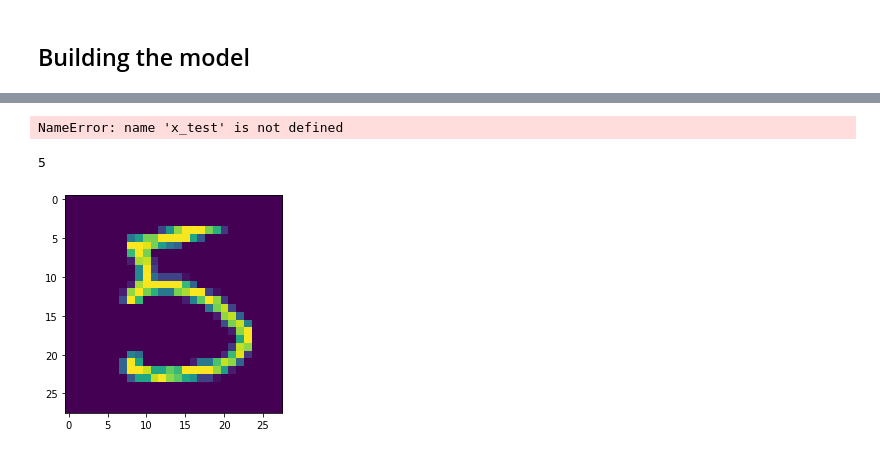
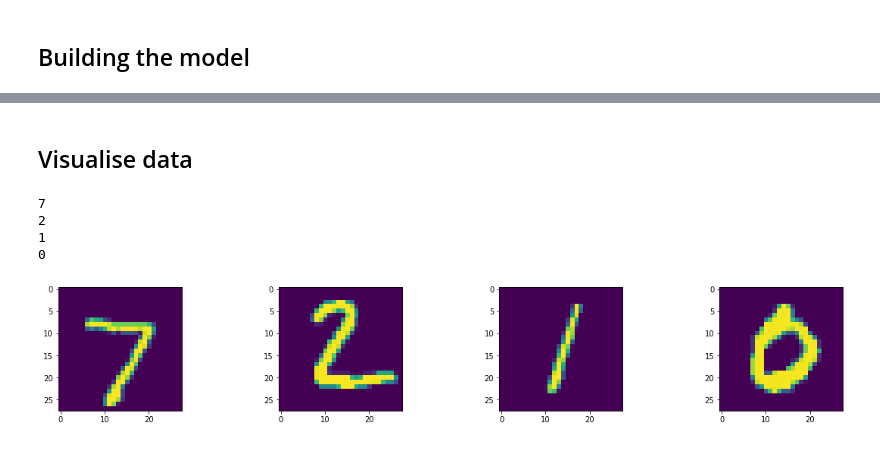
Before and after one commit to Cheezy23/MNIST_Project, a Jupyter notebook: MNIST_Dataset_Project.ipynb, the cells around one changed output, grey strips where cells are left out. Cells and saved outputs as stored; diff of their text form; code cells hidden in the pictures.

```diff
--- a/MNIST_Dataset_Project.ipynb
+++ b/MNIST_Dataset_Project.ipynb
@@ -80,14 +103,16 @@ model = tf.keras.models.Sequential()
 # %%
 # 1st Layer is the input layer
-model.add(tf.keras.layers.Flatten())
+model.add(Conv2D(32, (3,3), activation='relu', input_shape=(x_train.shape[1], x_train.shape[2], 1)))
 
-# Rectified linear function is used as it is the default, can be changed later to test for better results
-model.add(tf.keras.layers.Dense(128, activation=tf.nn.relu))
-model.add(tf.keras.layers.Dense(128, activation=tf.nn.relu))
+model.add(MaxPooling2D((2,2)))
+model.add(Conv2D(64,(3,3), activation='relu'))
+model.add(MaxPooling2D((2, 2)))
+model.add(Flatten())
+model.add(Dense(64, activation='relu'))
 
 # Outputlayer will have the same amount of nurons as there are numbers for output so 10
 # Softmax for probability distribution
-model.add(tf.keras.layers.Dense(10, activation=tf.nn.softmax))
+model.add(Dense(10, activation='softmax'))
 # %%
 # Model does not optimize accurecy but instead tries to minimise the loss
 
@@ -97,7 +122,6 @@ model.add(tf.keras.layers.Dense(10, activation=tf.nn.softmax))
 # Same but with Stochastic gradient descent optimizer
 model.compile(optimizer='adam', loss="categorical_crossentropy", metrics=['accuracy'])
 # %%
-# Here we set the Epochs = 10 which means we pass the training set through the network 10 times
-# This will give the model greater accuracy
-model.fit(x_train, y_train, epochs = 20)
+# Here we set the Epochs = 5 which means we pass the training set through the network 10 times
+model.fit(x_train, y_train, epochs = 5)
 # %% [output]
@@ -119,21 +169,11 @@ my_model = tf.keras.models.load_model('Adam MNIST model with 20 epochs (98.4% Ac
 # %%
 # Make a Prediction based on the model
-predictions = my_model.predict([x_test])
+predictions = model.predict([x_test])
 
-# save model to json format
-model_json = my_model.to_json()
+# save model to json format so it can be added to WebApp
+model_json = model.to_json()
 with open("model.json", "w") as json_file:
     json_file.write(model_json)
+
+# save weights
+model.save_weights("model.h5")
-# %% [output]
-NameError: name 'x_test' is not defined
-# %%
-import numpy as np
-
-print(np.argmax(predictions[15]))
-# %% [output]
-5
-# %%
-plt.imshow(x_test[15])
-plt.show()
-# %% [output]
-[figure, removed]
@@ -139,0 +187,19 @@ plt.show()
+# %% [markdown]
+## Visualise data
+# %%
+for i in range(4):
+    print(np.argmax(predictions[i]))
+# %% [output]
+7
+2
+1
+0
+# %%
+
+plt.figure(1, figsize=(20,3))
+for i in range(4):
+    plt.subplot(1,4,i+1)
+    imagex = np.squeeze(x_test[i])
+    plt.imshow(imagex)
+# %% [output]
+[figure, added]
```
Also changed, not shown: parts of 21 cells of this notebook, 3 other files.
